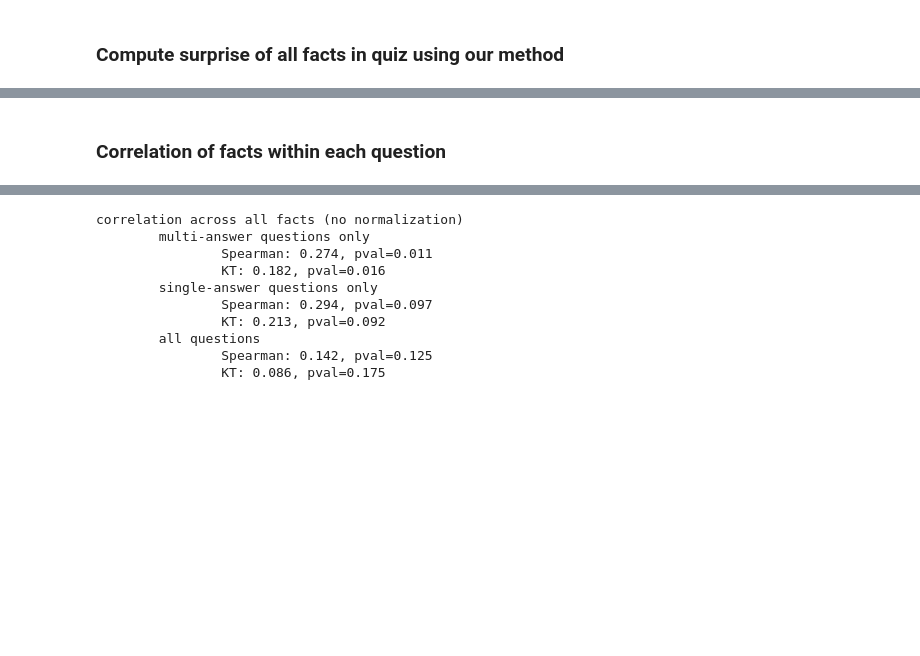
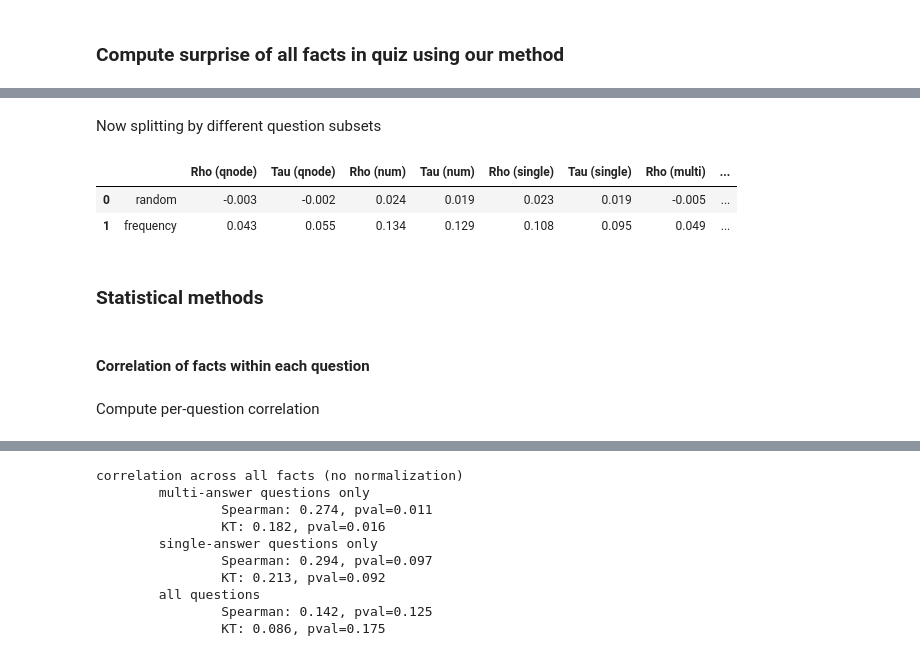
Before and after one commit to usc-isi-i2/surprising-facts, a Jupyter notebook: profile_surpise_classification_mc_task.ipynb, the cells around one changed output, grey strips where cells are left out. Drawn from its saved outputs; the diff is of its cells as text; code cells hidden in the pictures; blank space fills up the shorter version.

```diff
--- a/profile_surpise_classification_mc_task.ipynb
+++ b/profile_surpise_classification_mc_task.ipynb
@@ -453,3 +467,3 @@ def plot_surprise_metrics(df, x_col, y_col, label_col, size_col, color_col=None)
 # %%
-url = "https://docs.google.com/spreadsheets/d/1JNtLiQyLwuYOi2t14nYbaZAhneuRuGQGfmIJJY2WKlE/export?format=csv&gid=590588681"
-df = pd.read_csv(url, dtype=str)
+with open(surprise_data_file, 'r') as f:
+    questions = json.load(f)
@@ -897 +492,15 @@ for q, ans in tqdm([(q, ans) for q in questions for ans in q["ans_to_profile_lab
+# %%
+surprise_metric_abbrevs = {'distance(avg pairwise)/dispersion(avg pairwise)': "ap/ap",
+                           'distance(centroid)/dispersion(centroid)': "c/c",
+                           'distance(avg pairwise)/dispersion(centroid)': "ap/c"
+                          }
+
+for q, answer in tqdm([(q, answer) for q in questions for answer in q["answers"]]):
+    ent = q["entity"]
+    fact_ids = answer["fact_ids"]
+    emb_metrics_dict = compute_surprise_metrics_for_ent_fact(ent, fact_ids, embedding_models, label_to_ents_dict)
+    for emb_name, metrics_dict in emb_metrics_dict.items():
+        for metric_name, abbrev in surprise_metric_abbrevs.items():
+            method_name = f"{emb_name}, {abbrev}"
+            answer["method_surprise_scores"][method_name] = metrics_dict[metric_name]
 # %% [markdown]
@@ -979,2 +556,37 @@ display(df)
+# %% [markdown]
+Now splitting by different question subsets
+# %%
+qnode_questions = [q for q in questions if not q["is_numeric_answer"]]
+numeric_questions = [q for q in questions if q["is_numeric_answer"]]
+single_ans_questions = [q for q in questions if q["is_single_answer"]]
+multi_ans_questions = [q for q in questions if not q["is_single_answer"]]
+# %%
+question_subsets = {"qnode": qnode_questions,
+                    "num": numeric_questions,
+                    "single": single_ans_questions,
+                    "multi": multi_ans_questions
+                   }
+header = [""]
+for name in question_subsets:
+    header.append(f"Rho ({name})")
+    header.append(f"Tau ({name})")
+# %%
+rows = []
+for method in ["random", "frequency"]:
+    row = [method]
+    for question_subset in question_subsets.values():
+        r = np.mean([q["method_spearman"][method] for q in question_subset])
+        t = np.mean([q["method_kendalltau"][method] for q in question_subset])
+        row.append(f"{r:.3f}")
+        row.append(f"{t:.3f}")
+    rows.append(row)
+df = pd.DataFrame(rows, columns=header)
+display(df)
+# %% [output]
+|  |  | Rho (qnode) | Tau (qnode) | Rho (num) | Tau (num) | Rho (single) | Tau (single) | Rho (multi) | ... |
+| 0 | random | -0.003 | -0.002 | 0.024 | 0.019 | 0.023 | 0.019 | -0.005 | ... |
+| 1 | frequency | 0.043 | 0.055 | 0.134 | 0.129 | 0.108 | 0.095 | 0.049 | ... |
+# %% [markdown]
+### Statistical methods
 # %% [markdown]
-### Correlation of facts within each question
+#### Correlation of facts within each question
@@ -983 +593,3 @@ from scipy.stats import spearmanr, kendalltau
+# %% [markdown]
+Compute per-question correlation
 # %%
```
Also changed, not shown: parts of 87 cells of this notebook.
